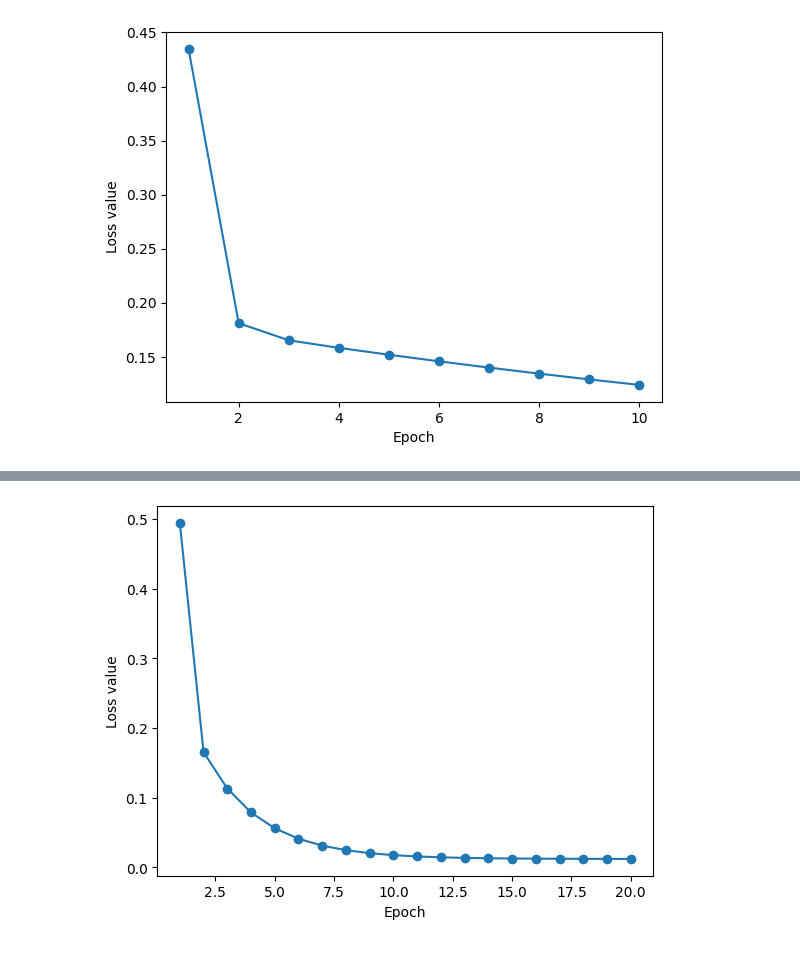
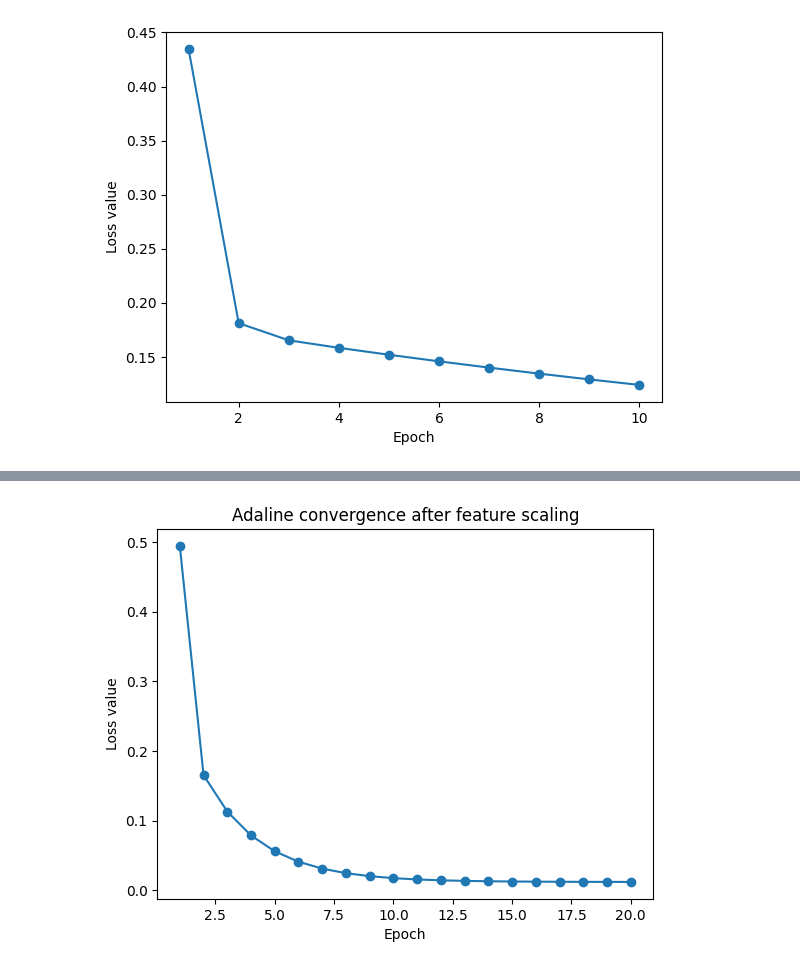
Before and after one commit to siddiskid/AI, a Jupyter notebook: learnai.ipynb, the cells around one changed output, grey strips where cells are left out. Drawn from its saved outputs; the diff is of its cells as text; code cells hidden in the pictures.

```diff
--- a/learnai.ipynb
+++ b/learnai.ipynb
@@ -139,15 +139,16 @@ for i in range(X_std.shape[1]):
 # %%
 # training the model again with standardized values
 adaGD = AdalineGD(eta = 0.5, n_iter = 20)
 adaGD.fit(X_std, y)
 
 # plotting losses in each epoch
 plt.plot(range(1, len(adaGD.losses_) + 1), adaGD.losses_, marker = "o")
+plt.title("Adaline convergence after feature scaling")
 plt.xlabel("Epoch")
 plt.ylabel("Loss value")
 plt.show()
 # %% [output]
-[figure, old version]
+[figure, new version]
 # %%
 # plotting decision boundary with standardized values
 plot_decision_regions(X_std, y, adaGD)
```
Also changed, not shown: parts of 7 cells of this notebook, 2 other files.
